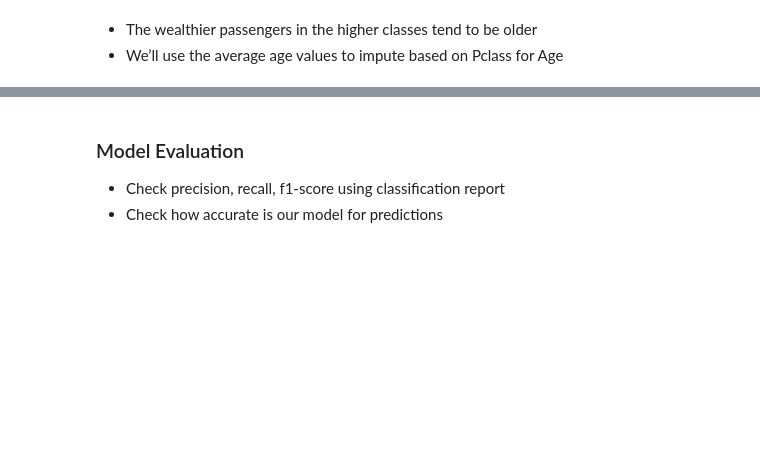
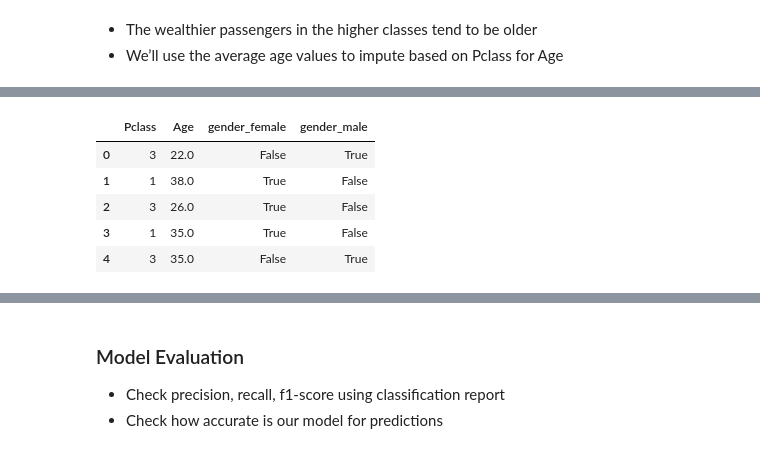
Before and after one commit to dbabichenko/python_for_data_and_analytics, a Jupyter notebook: Classification/05 - Logistic Regression.ipynb, the cells around one changed output, grey strips where cells are left out. Cells and saved outputs as stored; diff of their text form; code cells hidden in the pictures; blank space fills up the shorter version.

```diff
--- a/Classification/05 - Logistic Regression.ipynb
+++ b/Classification/05 - Logistic Regression.ipynb
@@ -189,4 +216,13 @@ X = X.drop('PassengerId', axis=1)
 # Response
 y = train[['Survived']]
+# %%
+X.head()
+# %% [output]
+|  | Pclass | Age | gender_female | gender_male |
+| 0 | 3 | 22.0 | False | True |
+| 1 | 1 | 38.0 | True | False |
+| 2 | 3 | 26.0 | True | False |
+| 3 | 1 | 35.0 | True | False |
+| 4 | 3 | 35.0 | False | True |
 # %%
 from sklearn.model_selection import train_test_split
```
Also changed, not shown: parts of 18 cells of this notebook, 1 other file.
